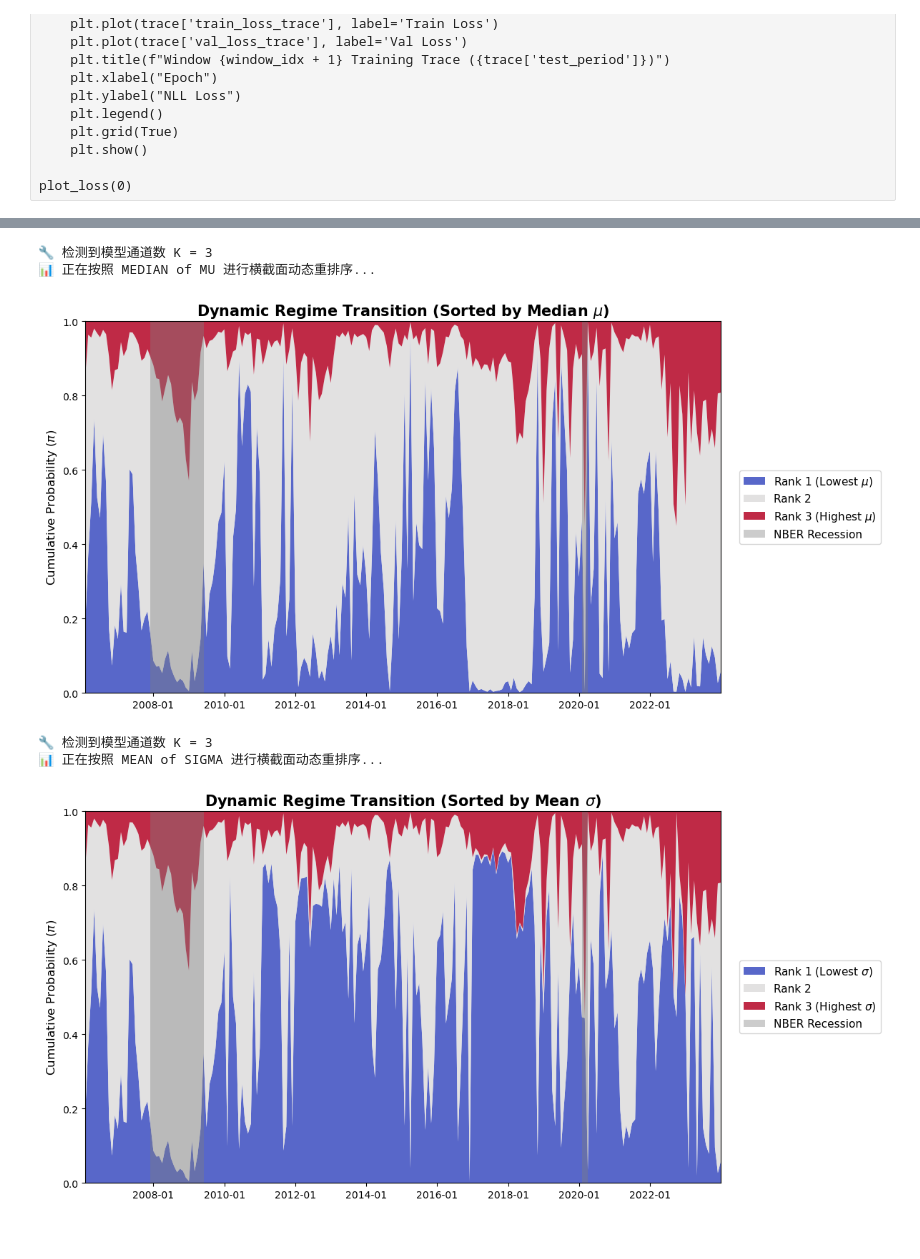
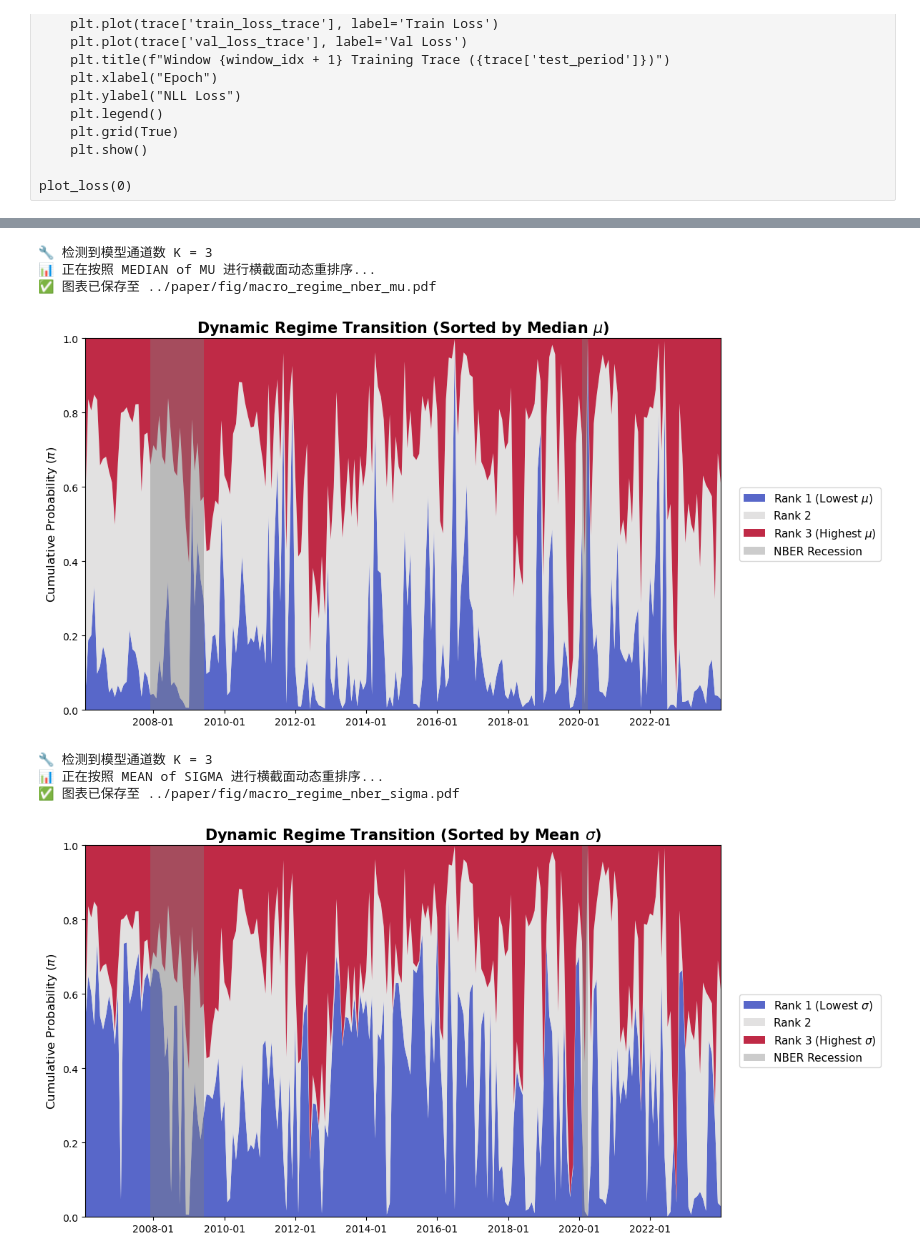
Before and after one commit to damonuc/PricingTailRisk_MDN, a Jupyter notebook: 3PIT_CRPS_Test.ipynb, the cells around one changed output, grey strips where cells are left out. Cells and saved outputs as stored; diff of their text form; code cells hidden in the pictures.

```diff
--- a/3PIT_CRPS_Test.ipynb
+++ b/3PIT_CRPS_Test.ipynb
@@ -30,11 +54,10 @@ os.chdir('/Users/jianbinchen/NonSync/GitHub/Research/PricingTailRisk_MDN/code')
 # %%
-
-final_oos_df = pd.read_parquet('/Users/jianbinchen/Downloads/final_oos_df_20260511_0502.parquet')
-metrics_df=pd.read_parquet('/Users/jianbinchen/Downloads/metrics_df_20260511_0502.parquet')
-ES_df = pd.read_parquet('/Users/jianbinchen/Downloads/ES_df_20260511_0502.parquet')
+final_oos_df = pd.read_parquet('/Users/jianbinchen/Downloads/final_oos_df_20260514_0743.parquet')
+metrics_df=pd.read_parquet('/Users/jianbinchen/Downloads/metrics_df_20260514_0743.parquet')
+ES_df = pd.read_parquet('/Users/jianbinchen/Downloads/ES_df_20260514_0743.parquet')
 
 # micro_df = pd.read_parquet('/kaggle/input/datasets/jianbinchenuc/mdndata-1990/micro_data.parquet')
 micro_df = pd.read_parquet('/Users/jianbinchen/NonSync/GitHub/Research/PricingTailRisk_MDN/data/micro_data.parquet')
 
-ES_df.head(5)
+final_oos_df.head(5)
 # %% [output]
@@ -905,34 +1026,36 @@ def plot_dynamic_sorted_pi(df_preds, time_col='mthcaldt', sort_by='mu', agg_meth
         if start_date <= dates[-1] and end_date >= dates[0]:
             ax.axvspan(start_date, end_date, color='grey', alpha=0.4, lw=0,
                        label='NBER Recession' if start == '2007-12-01' else "")
 
     ax.set_title(f"Dynamic Regime Transition (Sorted by {agg_method.capitalize()} {metric_symbol})", fontsize=15, fontweight='bold')
     ax.set_ylabel("Cumulative Probability ($\pi$)", fontsize=12)
     ax.set_ylim(0, 1.0)
     ax.margins(x=0)
 
     ax.xaxis.set_major_locator(mdates.AutoDateLocator())
     ax.xaxis.set_major_formatter(mdates.DateFormatter('%Y-%m'))
     plt.xticks(rotation=0)
 
     # 调整图例
     handles, labels = ax.get_legend_handles_labels()
     by_label = dict(zip(labels, handles))
     ax.legend(by_label.values(), by_label.keys(), loc='center left', bbox_to_anchor=(1.02, 0.5), fontsize=11)
 
     plt.tight_layout()
     if save_path:
         plt.savefig(save_path, format='pdf', bbox_inches='tight')
         print(f"✅ 图表已保存至 {save_path}")
 
     plt.show()
 
-plot_dynamic_sorted_pi(final_oos_df, sort_by='mu', agg_method='median')
-plot_dynamic_sorted_pi(final_oos_df, sort_by='sigma', agg_method='mean')
+plot_dynamic_sorted_pi(final_oos_df, sort_by='mu', agg_method='median',  save_path='../paper/fig/macro_regime_nber_mu.pdf')
+plot_dynamic_sorted_pi(final_oos_df, sort_by='sigma', agg_method='mean', save_path='../paper/fig/macro_regime_nber_sigma.pdf')
 # %% [output]
 🔧 检测到模型通道数 K = 3
 📊 正在按照 MEDIAN of MU 进行横截面动态重排序...
+✅ 图表已保存至 ../paper/fig/macro_regime_nber_mu.pdf
-[figure, old version]
+[figure, new version]
 🔧 检测到模型通道数 K = 3
 📊 正在按照 MEAN of SIGMA 进行横截面动态重排序...
+✅ 图表已保存至 ../paper/fig/macro_regime_nber_sigma.pdf
-[figure, old version]
+[figure, new version]
```
Also changed, not shown: parts of 17 cells of this notebook, 3 other files.
